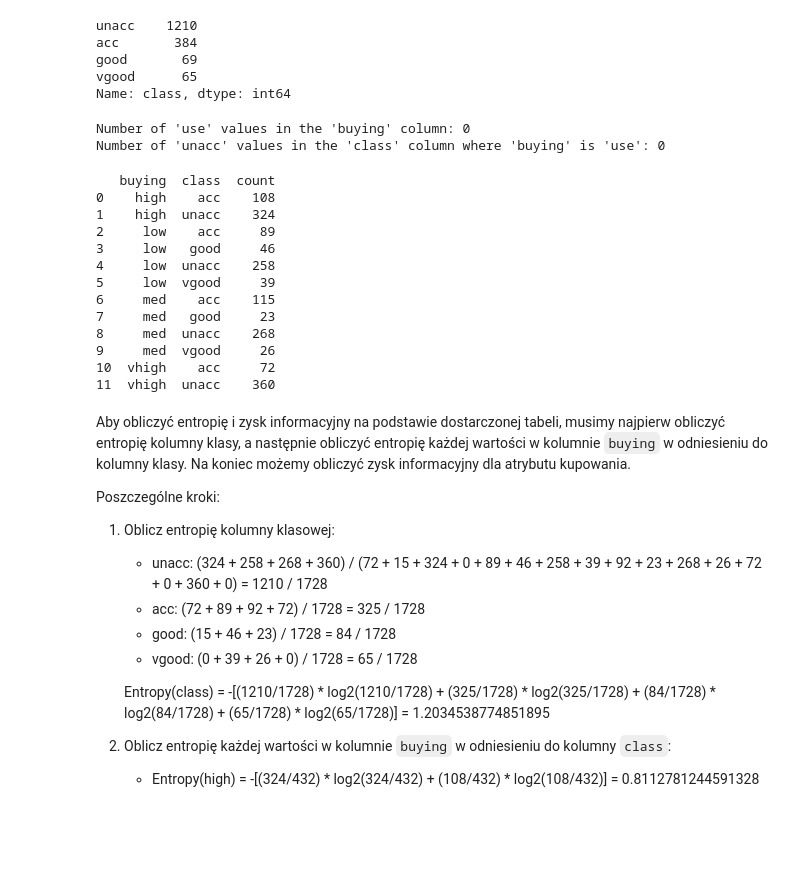
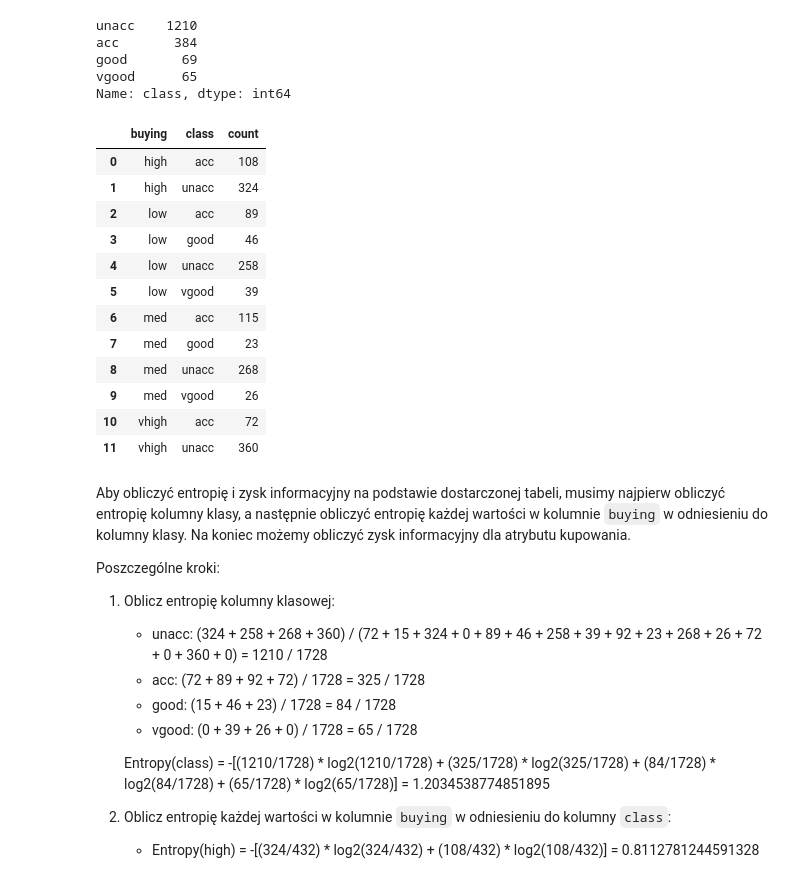
Before and after one commit to natijas/Classification-random-forest, a Jupyter notebook: UMA-dokumentacja-wstepna.ipynb, the cells around one changed output. Drawn from its saved outputs; the diff is of its cells as text; code cells hidden in the pictures; blank space fills up the shorter version.

```diff
--- a/UMA-dokumentacja-wstepna.ipynb
+++ b/UMA-dokumentacja-wstepna.ipynb
@@ -322,34 +324,23 @@ acc       384
 good       69
 vgood      65
 Name: class, dtype: int64
-# %%
-buying_use_count = (data['buying'] == 'use').sum()
-
-# Count the number of occurrences of 'unacc' in the 'class' column for rows where 'buying' is 'use'
-unacc_count = (data['class'][data['buying'] == 'use'] == 'unacc').sum()
-
-print(f"Number of 'use' values in the 'buying' column: {buying_use_count}")
-print(f"Number of 'unacc' values in the 'class' column where 'buying' is 'use': {unacc_count}")
-# %% [output]
-Number of 'use' values in the 'buying' column: 0
-Number of 'unacc' values in the 'class' column where 'buying' is 'use': 0
 # %%
 buying_class_counts = data.groupby(['buying', 'class']).size().reset_index(name='count')
-print(buying_class_counts)
+buying_class_counts
 # %% [output]
-   buying  class  count
-0    high    acc    108
-1    high  unacc    324
-2     low    acc     89
-3     low   good     46
-4     low  unacc    258
-5     low  vgood     39
-6     med    acc    115
-7     med   good     23
-8     med  unacc    268
-9     med  vgood     26
-10  vhigh    acc     72
-11  vhigh  unacc    360
+|  | buying | class | count |
+| 0 | high | acc | 108 |
+| 1 | high | unacc | 324 |
+| 2 | low | acc | 89 |
+| 3 | low | good | 46 |
+| 4 | low | unacc | 258 |
+| 5 | low | vgood | 39 |
+| 6 | med | acc | 115 |
+| 7 | med | good | 23 |
+| 8 | med | unacc | 268 |
+| 9 | med | vgood | 26 |
+| 10 | vhigh | acc | 72 |
+| 11 | vhigh | unacc | 360 |
 # %% [markdown]
 Aby obliczyć entropię i zysk informacyjny na podstawie dostarczonej tabeli, musimy najpierw obliczyć entropię kolumny klasy, a następnie obliczyć entropię każdej wartości w kolumnie `buying` w odniesieniu do kolumny klasy. Na koniec możemy obliczyć zysk informacyjny dla atrybutu kupowania.
 
```
Also changed, not shown: parts of 35 cells of this notebook.
